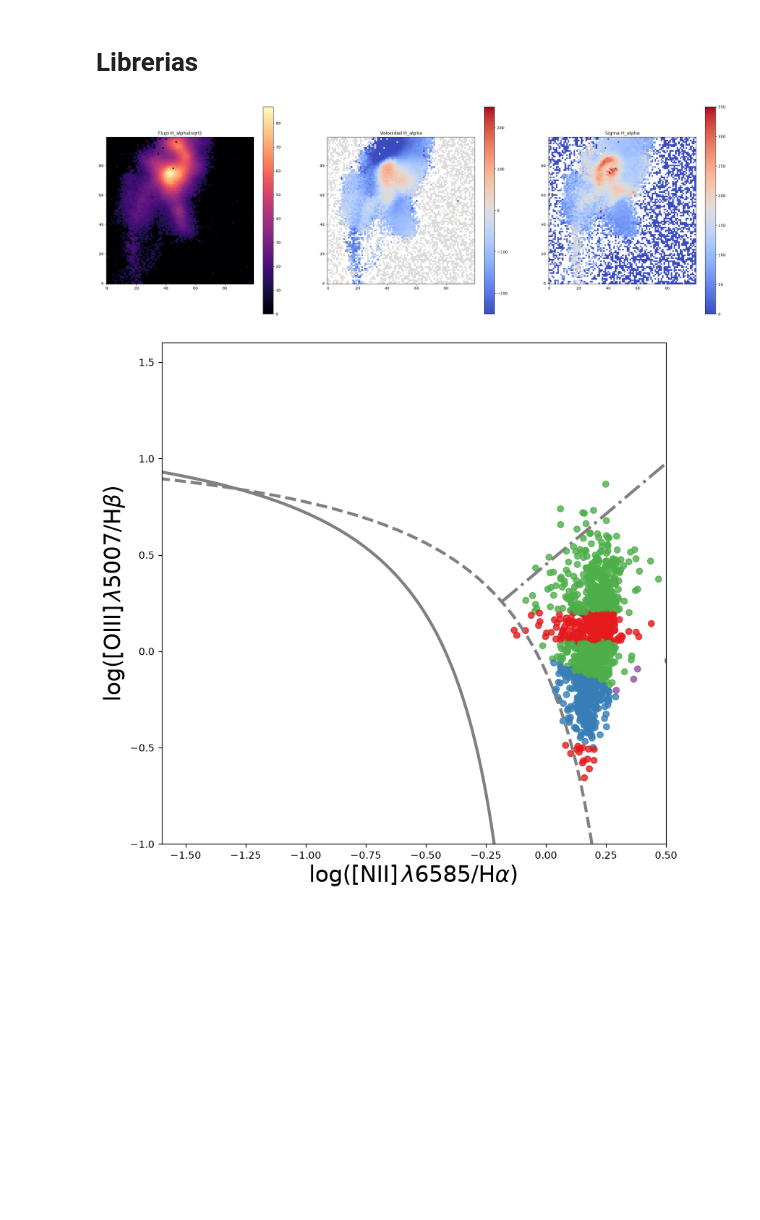
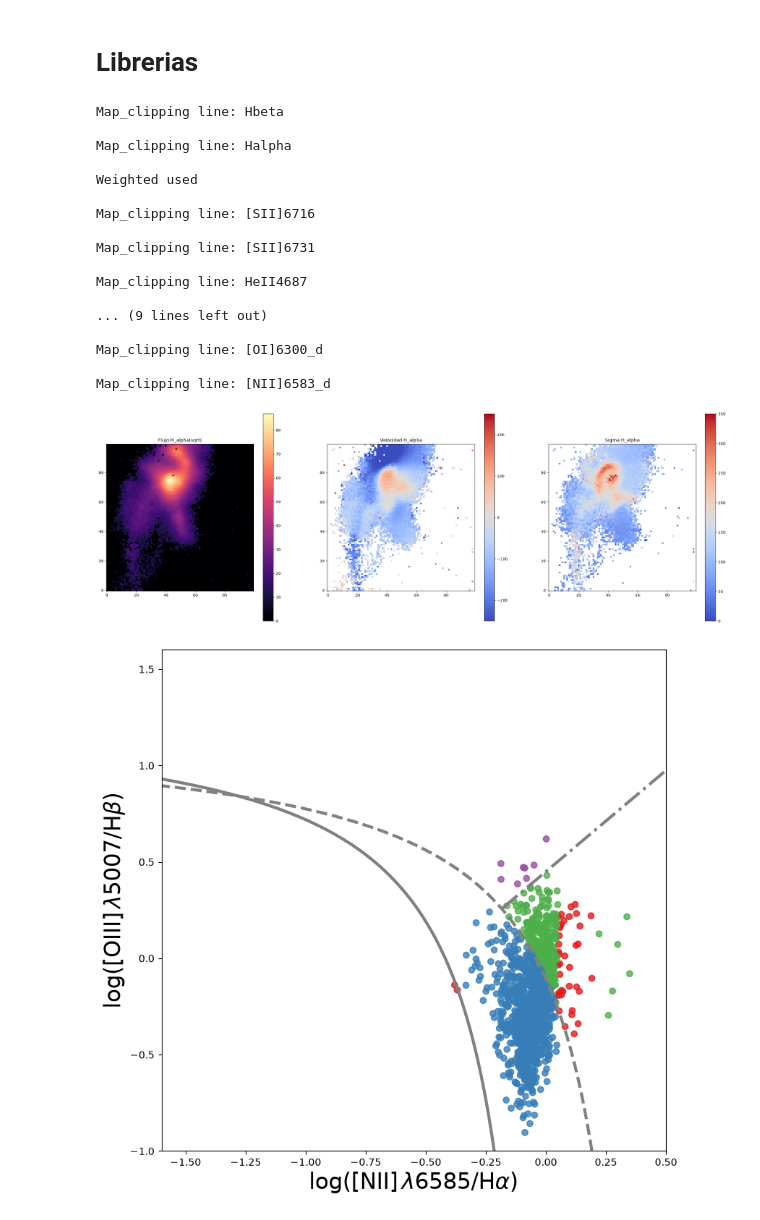
Before and after one commit to Thomas-thief/MUSE-PKS0745-ppxf, a Jupyter notebook: Abell1795_plots_properties.ipynb, the cells around one changed output. Drawn from its saved outputs; the diff is of its cells as text; code cells hidden in the pictures; blank space fills up the shorter version.

Commit message:
Modificacion al codigo para intervenir en el clipping sin la necesidad de crear el objeto.

```diff
--- a/Abell1795_plots_properties.ipynb
+++ b/Abell1795_plots_properties.ipynb
@@ -22,6 +22,21 @@ import joblib
 from tqdm import tqdm
 from joblib import Parallel, delayed
 # %%
+wave_map = {'Hbeta': np.float64(4861.33297684225),
+            'Halpha': np.float64(6562.8190214441065),
+            '[SII]6716': np.float64(6716.439708128853),
+            '[SII]6731': np.float64(6730.815840542734),
+            'HeII4687': np.float64(4685.703527762145),
+            'HeI5876': np.float64(5875.614442651756),
+            '[NII]5755': np.float64(5753.404160629015),
+            '[NI]5198': np.float64(5196.452876247093),
+            '[NI]5200': np.float64(5198.812247803875),
+            '[OIII]5007_d': np.float64(5006.843330296288),
+            '[OI]6300_d': np.float64(6300.297553341503),
+            '[NII]6583_d': np.float64(6583.452474108442)}
+
+ppxf_f.GasKinematicsFitter.Clip_maps(wave_map = wave_map, name_fits_properties = "maps_ABELL/MUSE_PKS0745_properties.fits", min_vel_err=60, min_sigma_err=40, max_snr=2.7)
+
 with fits.open("maps_ABELL/MUSE_PKS0745_properties.fits") as hdu:
     NII_f = hdu["[NII]6583_D_MAP_FLUX_CLIPPED"].data
     OIII_f = hdu["[OIII]5007_D_MAP_FLUX_CLIPPED"].data
@@ -37,7 +52,7 @@ im0 = ax[0].imshow(np.sqrt(H_alpha_f)*mask,origin='lower',interpolation='nearest
 ax[0].set_title("Flujo H_alpha(sqrt)")
 fig.colorbar(im0, ax=ax[0])
 
-#mask = H_alpha_f/H_alpha_f
+mask = H_alpha_f/H_alpha_f
 
 im1 = ax[1].imshow(H_alpha_v*mask,vmin=-250,vmax=250,cmap='coolwarm',origin='lower',interpolation='nearest')
 ax[1].set_title("Velocidad H_alpha")
@@ -59,44 +74,61 @@ fig.show()
 
 x = NII_f/H_alpha_f /1.33
 y = OIII_f/H_beta_f /1.33
-#plt.scatter(np.log10(x),np.log10(y))
+#plt.scatter(np.log10(y),np.log10(x))
 #plt.show()
 
 fig, ax = plt.subplots(figsize=(9,9))
 
 t = np.arange(-2.0,0.3,0.01)
 l = np.arange(-2.0,0.0,0.01)
 s = np.arange(-0.18, 1.5, 0.01)
 
 from palettable.colorbrewer.qualitative import Set1_4 as brewermap
 from matplotlib.colors import ListedColormap
 
-select_SF = (np.log10(x)<(0.61/(np.log10(y)-0.05)+1.3)) & (np.log10(y)<0.2)
-select_inter = (np.log10(x)<(0.61/(np.log10(y)-0.47)+1.19)) & (np.log10(y)<0.2) & (select_SF==False)
-# select_liner = (np.log10(x)<(np.log10(y)+0.43)/np.cos(59*np.pi/180.0)-0.49) &        (select_SF==False) & (select_inter==False)
-# select_AGN = (np.log10(x)>(np.log10(y)+0.43)/np.cos(59*np.pi/180.0)-0.49) & (select_SF==False) & (select_inter==False)
-select_liner = (np.log10(x)<(1.05 * np.log10(y)+0.45)) & (select_SF==False) & (select_inter==False)
-select_AGN = (np.log10(x)>(1.05 * np.log10(y)+0.45)) & (select_SF==False) & (select_inter==False)
+select_SF = (np.log10(y)<(0.61/(np.log10(x)-0.05)+1.3)) & (np.log10(x)<0.2)
+select_inter = (np.log10(y)<(0.61/(np.log10(x)-0.47)+1.19)) & (np.log10(x)<0.2) & (select_SF==False)
+# select_liner = (np.log10(y)<(np.log10(x)+0.43)/np.cos(59*np.pi/180.0)-0.49) &        (select_SF==False) & (select_inter==False)
+# select_AGN = (np.log10(y)>(np.log10(x)+0.43)/np.cos(59*np.pi/180.0)-0.49) & (select_SF==False) & (select_inter==False)
+select_liner = (np.log10(y)<(1.05 * np.log10(x)+0.45)) & (select_SF==False) & (select_inter==False)
+select_AGN = (np.log10(y)>(1.05 * np.log10(x)+0.45)) & (select_SF==False) & (select_inter==False)
 excitation = np.zeros_like(x)
 excitation[select_SF] = 1
 excitation[select_inter] = 2
 excitation[select_liner] = 3
 excitation[select_AGN] = 4
 excitation[excitation==0.0] = np.nan
 
 cmap = ListedColormap(brewermap.mpl_colors)
 
 ax.scatter(np.log10(x),np.log10(y), cmap=cmap, c=excitation, alpha=0.8) #
 
 ax.plot(t,(0.61/(t-0.47)+1.19),'--',color='gray',linewidth=3,label='Kewley et al. (2001)',zorder=1)
 ax.plot(l,(0.61/(l-0.05)+1.3),'-',color='gray',linewidth=3,label='Kauffmann et al. (2003)',zorder=1)
 # ax.plot(s, s+0.43/np.cos(59*np.pi/180.0)-0.49)
 ax.plot(s, (1.05*s + 0.45),'-.',color='gray',linewidth=3,label='Schawinski et al. (2007)',zorder=1)
 ax.set_xlim([-1.6, 0.5])
 ax.set_ylim([ -1.0, 1.6])
 ax.set_ylabel(r'$\log(\mathrm{[O III]}\,\lambda 5007 / \mathrm{H}\beta)$',fontsize=22)
 ax.set_xlabel(r'$\log(\mathrm{[N II]}\,\lambda 6585 / \mathrm{H}\alpha)$',fontsize=22)
 fig.show()
 # %% [output]
+Map_clipping line: Hbeta
+
+Map_clipping line: Halpha
+
+Weighted used
+
+Map_clipping line: [SII]6716
+
+Map_clipping line: [SII]6731
+
+Map_clipping line: HeII4687
+
+... (9 lines left out)
+
+Map_clipping line: [OI]6300_d
+
+Map_clipping line: [NII]6583_d
-[figure, old version]
+[figure, new version]
-[figure, old version]
+[figure, new version]
```
Also changed, not shown: parts of 2 cells of this notebook, 2 other files.
